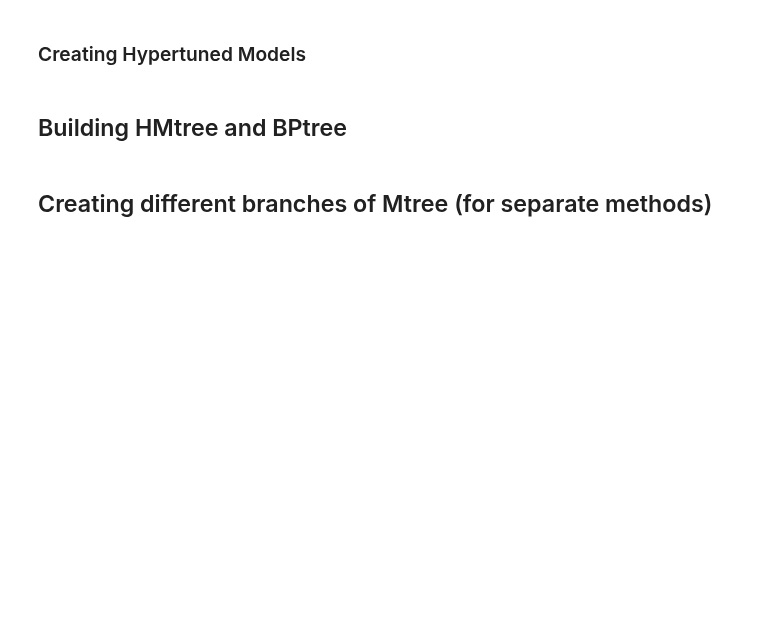
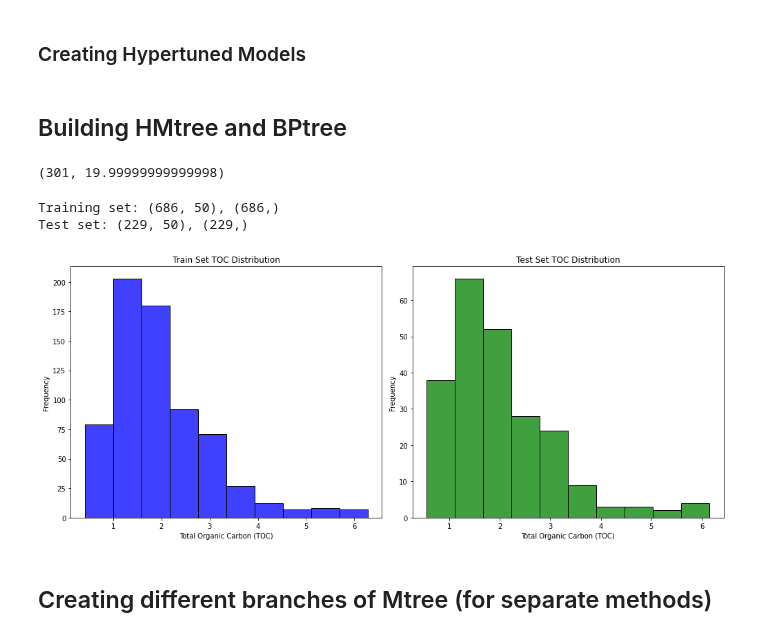
Before and after one commit to SwetaSingh87/SharedPython, a Jupyter notebook: 06-Italy A/Italy_TOC/HyperMain.ipynb, the cells around one changed output. Saved outputs shown, nothing was run; the diff lists cells and outputs as text; code cells hidden in the pictures; blank space fills up the shorter version.

```diff
--- a/06-Italy A/Italy_TOC/HyperMain.ipynb
+++ b/06-Italy A/Italy_TOC/HyperMain.ipynb
@@ -40,12 +40,9 @@ def find_X(p, n):
         X = fod_log[n]
     return X
 
-def find_spec(p, n, m):
+def find_spec(p, n):
     if n == 0:
-        if m == 'randomforest' or m == 'cubist' or m == 'gbrt':
-            spec = find_X(p, 100)
-        else:
-            spec = find_X(p,n)
+        spec = find_X(p, 100)
     else:
         spec = find_X(p,n)
     return spec
@@ -178,0 +207,38 @@ def L1_y_pred (spectra, target, method, bp):
+# %%
+spec = find_spec('none',50)
+y = T[0]
+
+num_bins = 10
+tst_siz = 0.25
+
+rand_st, min_err = best_split (spec,y,tst_siz, num_bins)
+rand_st, min_err
+# %% [output]
+(301, 19.99999999999998)
+# %%
+Y_binned, bin_edges = pd.qcut(y, q=num_bins, labels=False, retbins=True)
+X_train, X_test, y_train, y_test = train_test_split(spec, y, test_size= tst_siz, stratify=Y_binned, random_state=rand_st)
+
+print(f'Training set: {X_train.shape}, {y_train.shape}')
+print(f'Test set: {X_test.shape}, {y_test.shape}')
+
+# Plot histograms of the train and test sets
+plt.figure(figsize=(14, 6))
+
+plt.subplot(1, 2, 1)
+sns.histplot(y_train, bins=num_bins, kde=False, color='blue', edgecolor='black')
+plt.title('Train Set TOC Distribution')
+plt.xlabel('Total Organic Carbon (TOC)')
+plt.ylabel('Frequency')
+
+plt.subplot(1, 2, 2)
+sns.histplot(y_test, bins=num_bins, kde=False, color='green', edgecolor='black')
+plt.title('Test Set TOC Distribution')
+plt.xlabel('Total Organic Carbon (TOC)')
+plt.ylabel('Frequency')
+
+plt.tight_layout()
+# %% [output]
+Training set: (686, 50), (686,)
+Test set: (229, 50), (229,)
+[figure, added]
```
Also changed, not shown: parts of 31 cells of this notebook, 2 other files.
